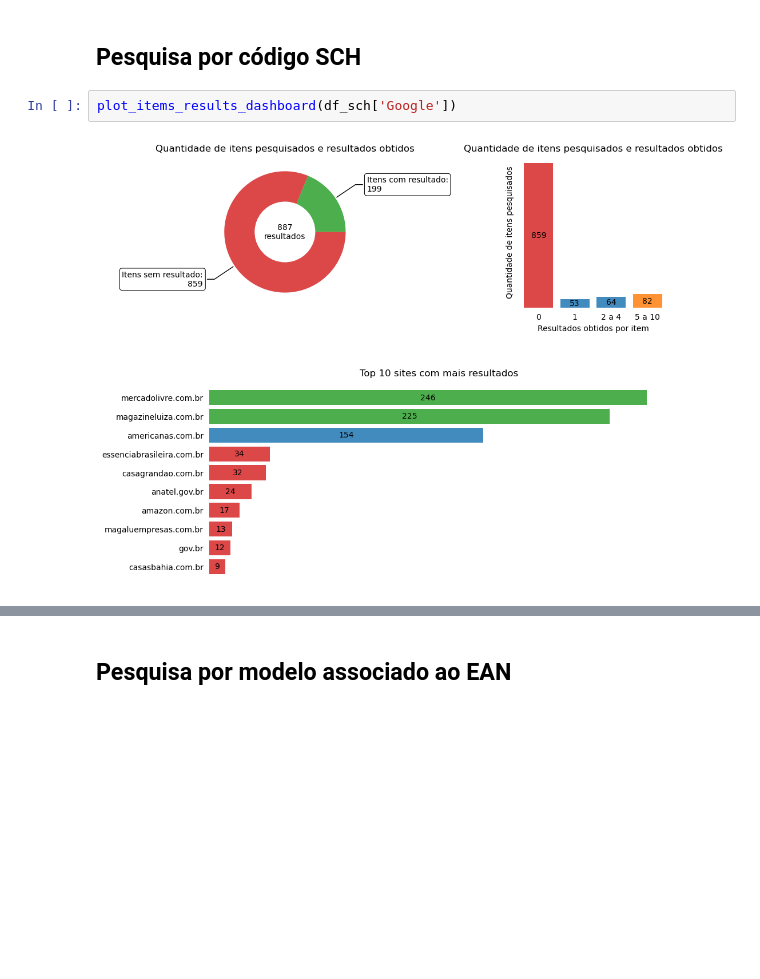
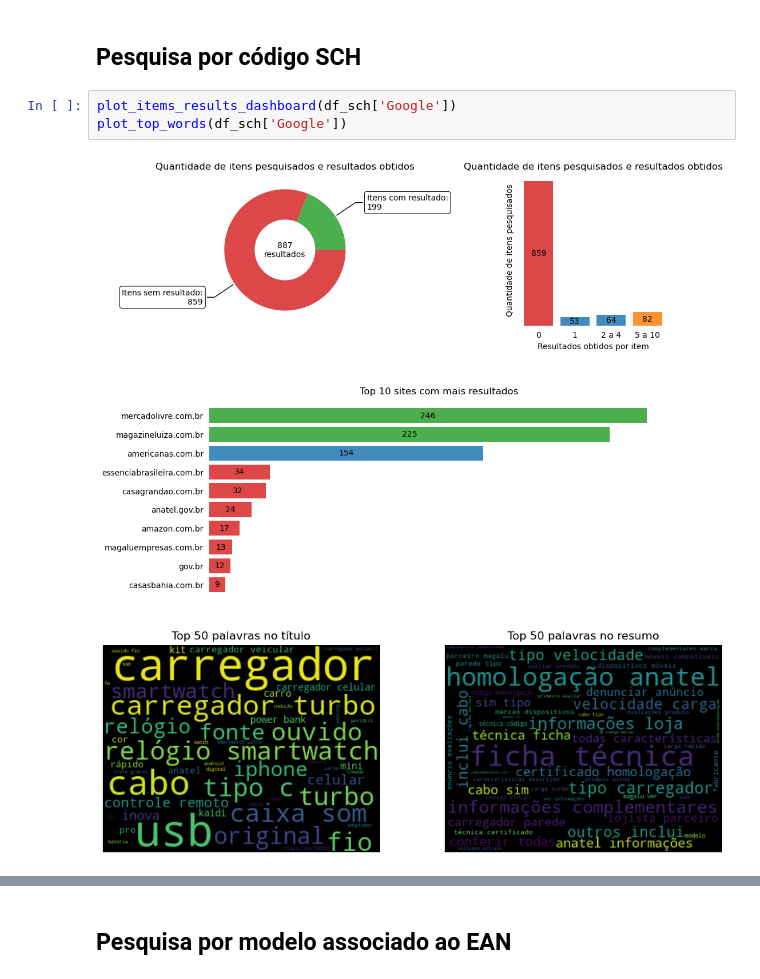
Before and after one commit to InovaFiscaliza/certificacao-homologacao, a Jupyter notebook: analise_exploratoria.ipynb, the cells around one changed output, grey strips where cells are left out. Drawn from its saved outputs; the diff is of its cells as text; blank space fills up the shorter version.

```diff
--- a/analise_exploratoria.ipynb
+++ b/analise_exploratoria.ipynb
@@ -399,7 +445,9 @@ plot_items_results_dashboard(df_ean['Bing'],bing_bins)
 ## Pesquisa por código SCH
 # %%
 plot_items_results_dashboard(df_sch['Google'])
+plot_top_words(df_sch['Google'])
 # %% [output]
 [figure]
+[figure, added]
 # %%
 plot_items_results_dashboard(df_sch['Bing'],bing_bins)
```
Also changed, not shown: parts of 12 cells of this notebook.
